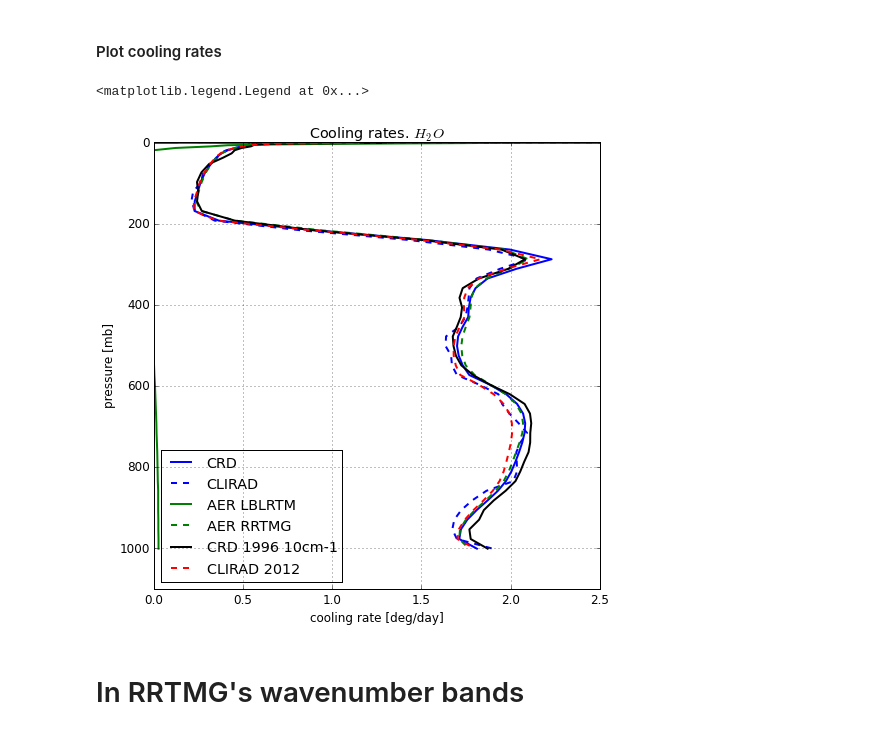
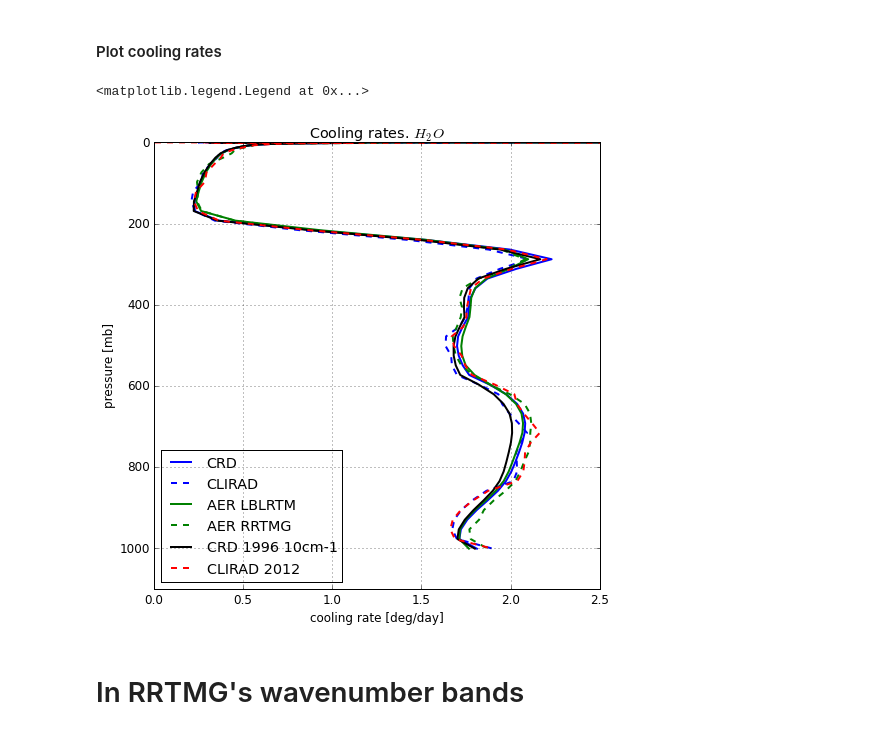
Before and after one commit to qAp/offline_radiation_notebooks, a Jupyter notebook: longwave_mls_H2O.ipynb, the cells around one changed output. Drawn from its saved outputs; the diff is of its cells as text; code cells hidden in the pictures.

```diff
--- a/longwave_mls_H2O.ipynb
+++ b/longwave_mls_H2O.ipynb
@@ -74,7 +74,9 @@ def get_rateT(df, ratename = 'cooling rates'):
                     ratename: df[ratename].values[1:]})
 
 
-df = cliradwrangle.output_txtfile_to_DataFrame(filepath)
+df = cliradwrangle.output_txtfile_to_DataFrame(path_cliradlw_h2012())
+
+rateT_clirad2012 = get_rateT(df, ratename = 'cooling rates')
 # %% [markdown]
 #### Load LBLRTM results
 # %%
@@ -107,36 +109,36 @@ ax = fig.add_subplot(111,\
                      ylabel = 'pressure [mb]', ylim = [1e-4, 1.1e3],
                      title = 'Cooling rates. $H_2O$')
 
 #items = [ax.xaxis.label, ax.yaxis.label] + ax.get_xticklabels() + ax.get_yticklabels()
 #[item.set_fontsize(20) for item in items]
 
 lines = ax.plot(cor_lbl, pres_lbl, \
                     cor_clirad, pres_clirad,
-                    rateT_clirad2012['cooling rates'], rateT_clirad2012['pressure'],
                     cor_lblrtm, pres_lblrtm,
                     cor_rrtmg, pres_rrtmg,
-                    cor_crd1, pres_crd1)
+                    cor_crd1, pres_crd1,
+                    rateT_clirad2012['cooling rates'], rateT_clirad2012['pressure'],)
 
 ax.set_yscale('linear')
 
 plt.grid(b = True)
 plt.gca().invert_yaxis()
 
 colours = ['b'] * 2 + ['g'] * 2 + ['k'] + ['r']
 linestyles = ['-', '--', '-', '--', '-', '--']
 [plt.setp(line, color = colour, linestyle = linestyle, linewidth = 2.) \
  for line, colour, linestyle in zip(lines, colours, linestyles) ]
 
 plt.legend(['CRD', 'CLIRAD',
             'AER LBLRTM', 'AER RRTMG',
             'CRD 1996 10cm-1',
            'CLIRAD 2012'], loc = 'best')
 
 
 #plt.savefig('cor_mls_H2O_lineary.png')
 # %% [output]
 <matplotlib.legend.Legend at 0x...>
-[figure, old version]
+[figure, new version]
 # %% [markdown]
 # In RRTMG's wavenumber bands
 # %%
```
Also changed, not shown: 2 other files.
